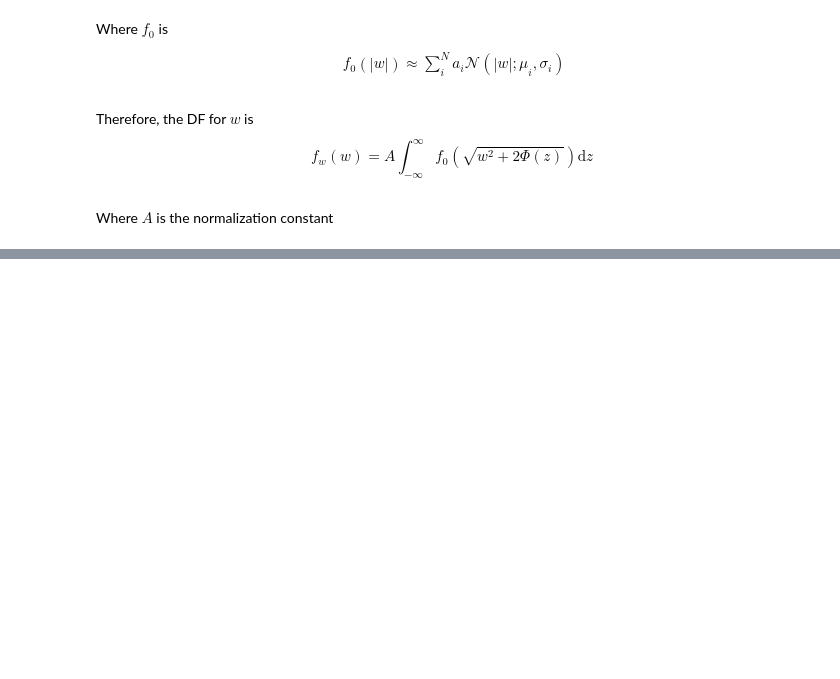
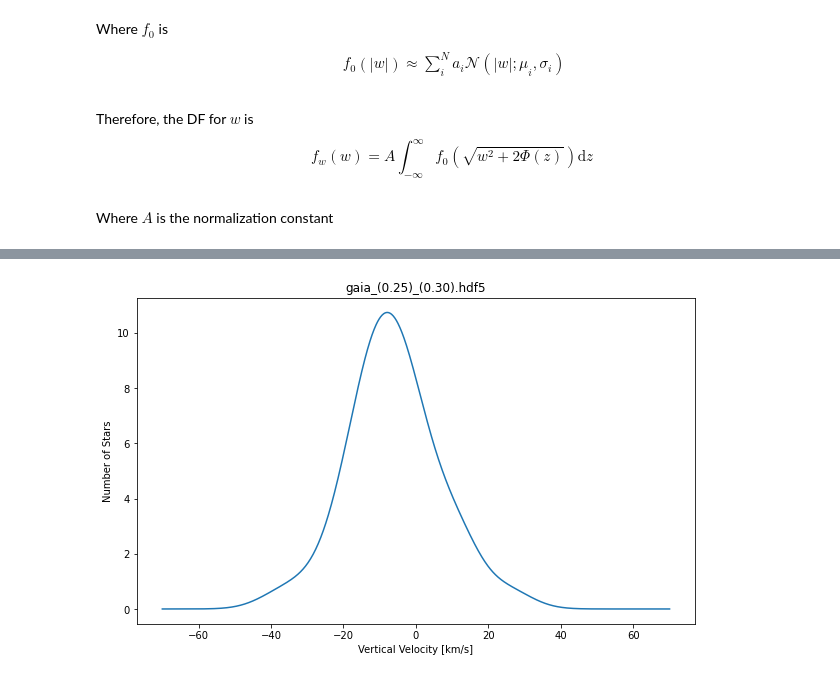
Before and after one commit to Alisyaifudin/Thesis-Project, a Jupyter notebook: 4_Gravity/4.2. VVD.ipynb, the cells around one changed output, grey strips where cells are left out. Saved outputs shown, nothing was run; the diff lists cells and outputs as text; code cells hidden in the pictures; blank space fills up the shorter version.

```diff
--- a/4_Gravity/4.2. VVD.ipynb
+++ b/4_Gravity/4.2. VVD.ipynb
@@ -59,0 +149,12 @@ Where $A$ is the normalization constant
+# %%
+from scipy.stats import norm
+
+def n_gaussian_phi(w, phi, *popt):
+    n = len(popt) // 3
+    y = 0
+    for i in range(n):
+        a, mu, sigma = popt[3*i:3*i+3]
+        ws = w - mu
+        ws = np.sign(ws)*np.sqrt(ws**2+2*phi)
+        y += a*norm.pdf(ws+mu, mu, sigma)
+    return y
@@ -59,0 +218,20 @@ Where $A$ is the normalization constant
+# %%
+def fw_un(w, **theta):
+    z = np.linspace(-1000, 1000, 1000)
+
+    W, Z = np.meshgrid(w, z)
+    FZW = fzw(Z, W, **theta)
+    Fw = np.trapz(FZW, z, axis=0)
+    return Fw
+
+w = np.linspace(-70, 70, 1000)
+Fw = fw_un(w, **theta)
+
+plt.figure(figsize=(10, 6))
+plt.plot(w, Fw)
+plt.xlabel("Vertical Velocity [km/s]")
+plt.ylabel("Number of Stars")
+plt.title(name)
+plt.show()
+# %% [output]
+[figure, added]
```
Also changed, not shown: parts of 10 cells of this notebook, 3 other files.
